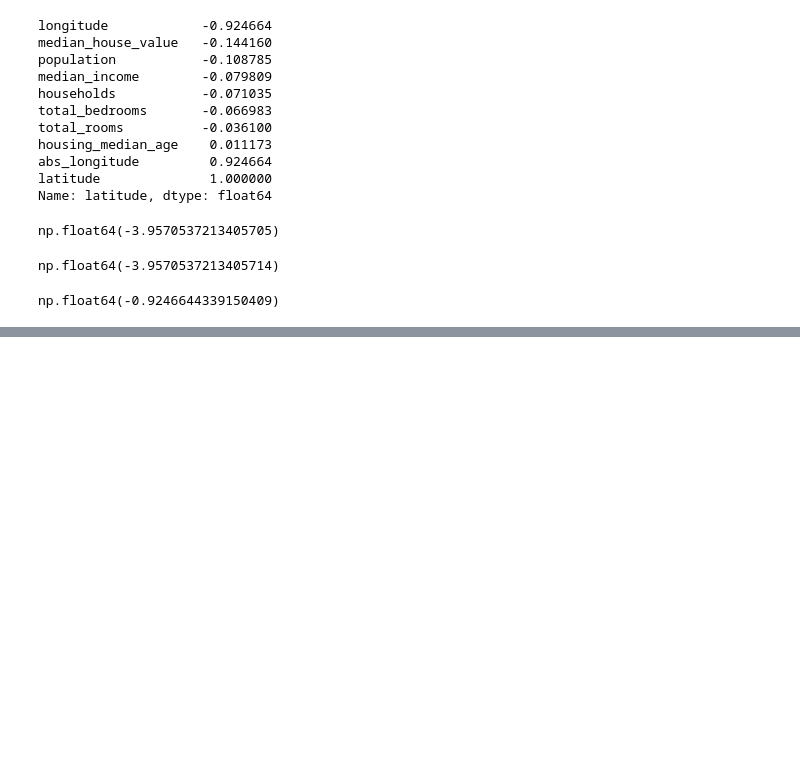
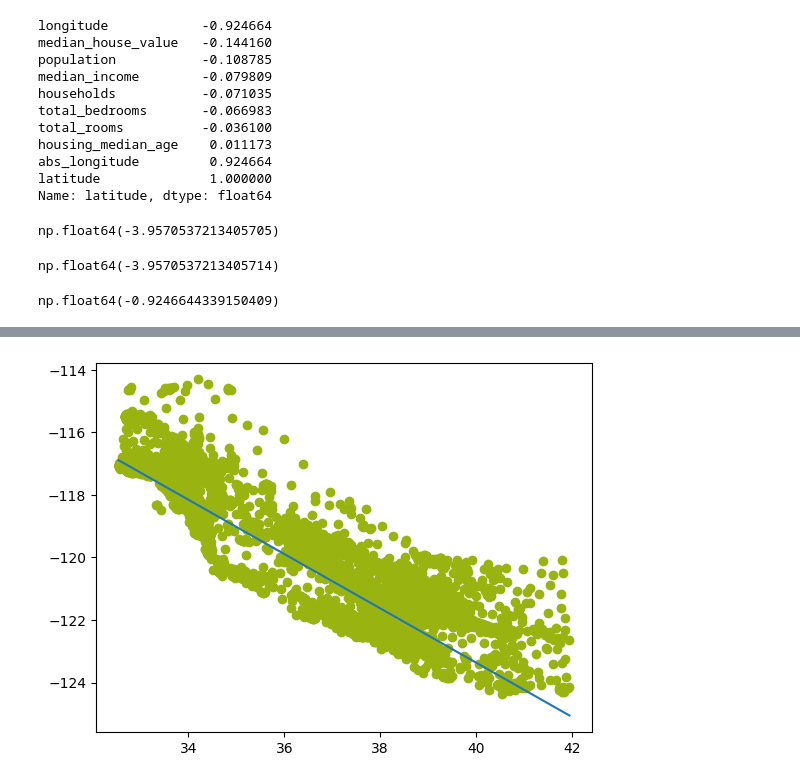
Before and after one commit to AliyarBhos/Works-done-in-Div-Academy, a Jupyter notebook: Module3(From_28_jan)/End_To_End_Machine_Learning_Day1.ipynb, the cells around one changed output, grey strips where cells are left out. Saved outputs shown, nothing was run; the diff lists cells and outputs as text; code cells hidden in the pictures; blank space fills up the shorter version.

```diff
--- a/Module3(From_28_jan)/End_To_End_Machine_Learning_Day1.ipynb
+++ b/Module3(From_28_jan)/End_To_End_Machine_Learning_Day1.ipynb
@@ -231,0 +255,18 @@ np.float64(-0.9246644339150409)
+# %%
+x_data = df['latitude']
+y_data = df['longitude']
+
+# scatter
+plt.scatter(x_data, y_data, color="#99b411")
+
+# regression coefficients
+a, b = np.polyfit(x_data, y_data, 1)
+
+# regression line
+x = np.linspace(x_data.min(), x_data.max(), 200)
+y = a * x + b
+
+plt.plot(x, y)
+plt.show()
+# %% [output]
+[figure, added]
```
Also changed, not shown: parts of 2 cells of this notebook.
